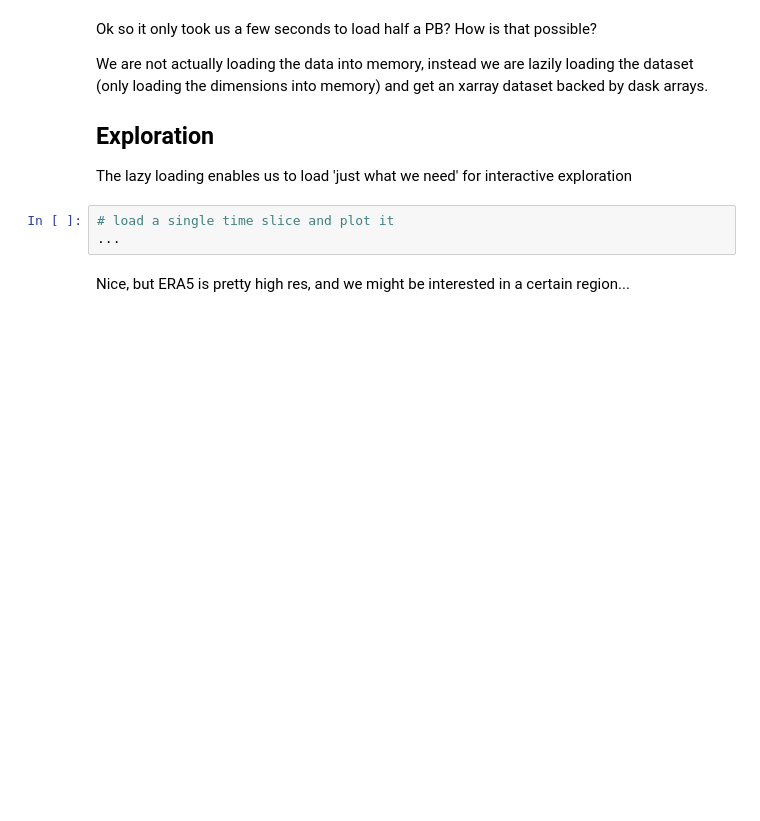
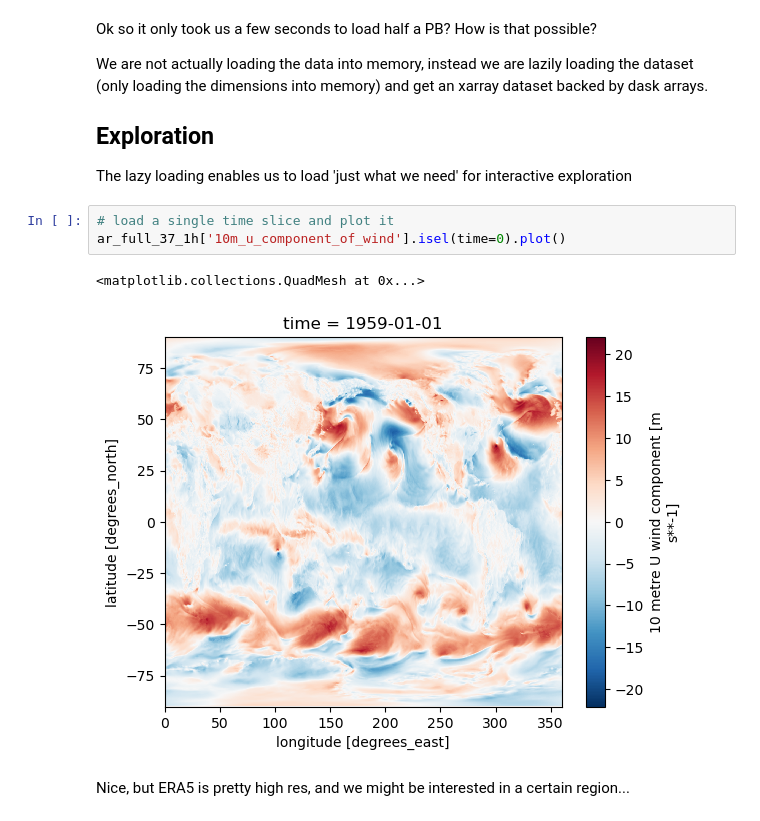
Before and after one commit to jbusecke/leap-pangeo-demos, a Jupyter notebook: Cloud_Storage_ERA5_ARCO.ipynb, the cells around one changed output. Saved outputs shown, nothing was run; the diff lists cells and outputs as text; blank space fills up the shorter version.

```diff
--- a/Cloud_Storage_ERA5_ARCO.ipynb
+++ b/Cloud_Storage_ERA5_ARCO.ipynb
@@ -30,7 +50,10 @@ We are not actually loading the data into memory, instead we are lazily loading
 The lazy loading enables us to load 'just what we need' for interactive exploration
 # %%
 # load a single time slice and plot it
-...
+ar_full_37_1h['10m_u_component_of_wind'].isel(time=0).plot()
+# %% [output]
+<matplotlib.collections.QuadMesh at 0x...>
+[figure, added]
 # %% [markdown]
 Nice, but ERA5 is pretty high res, and we might be interested in a certain region...
 # %%
```
Also changed, not shown: parts of 11 cells of this notebook, 6 other files.
